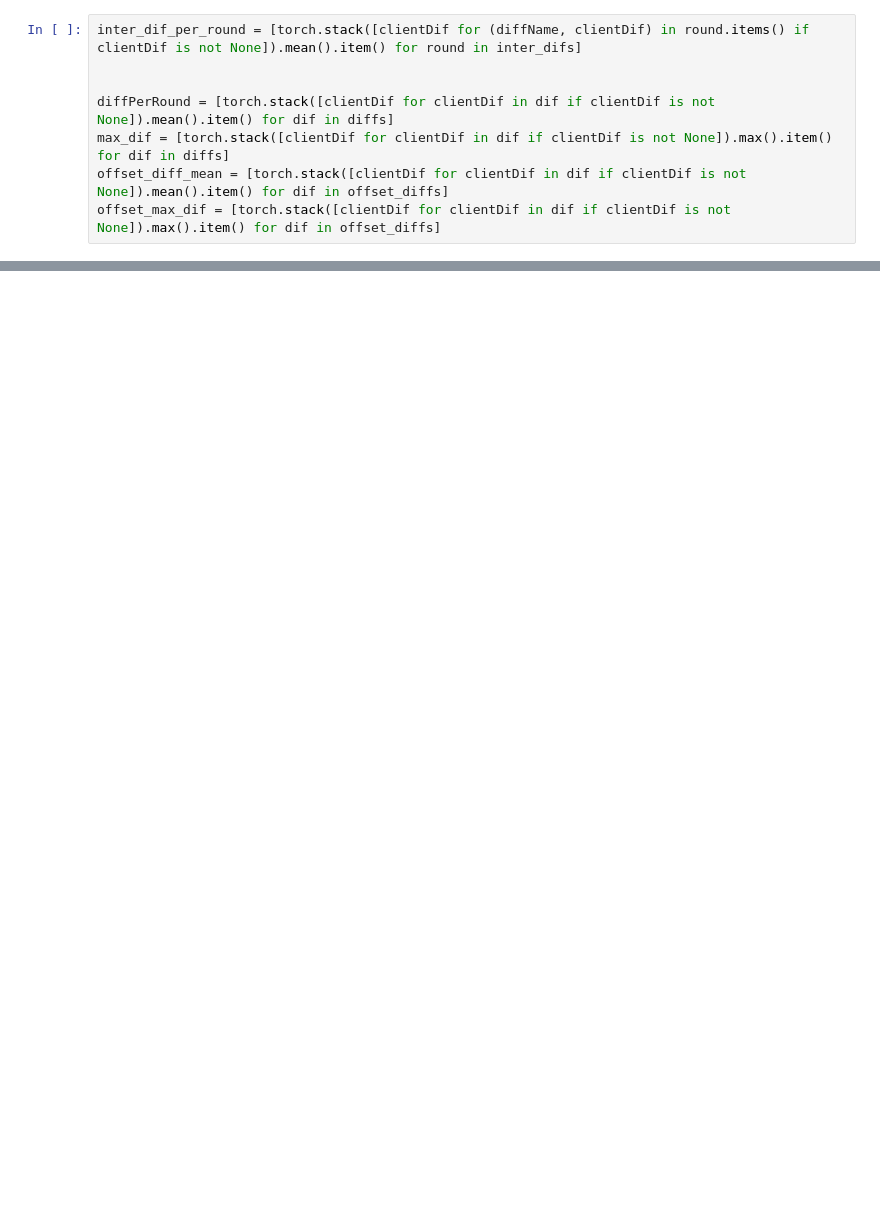
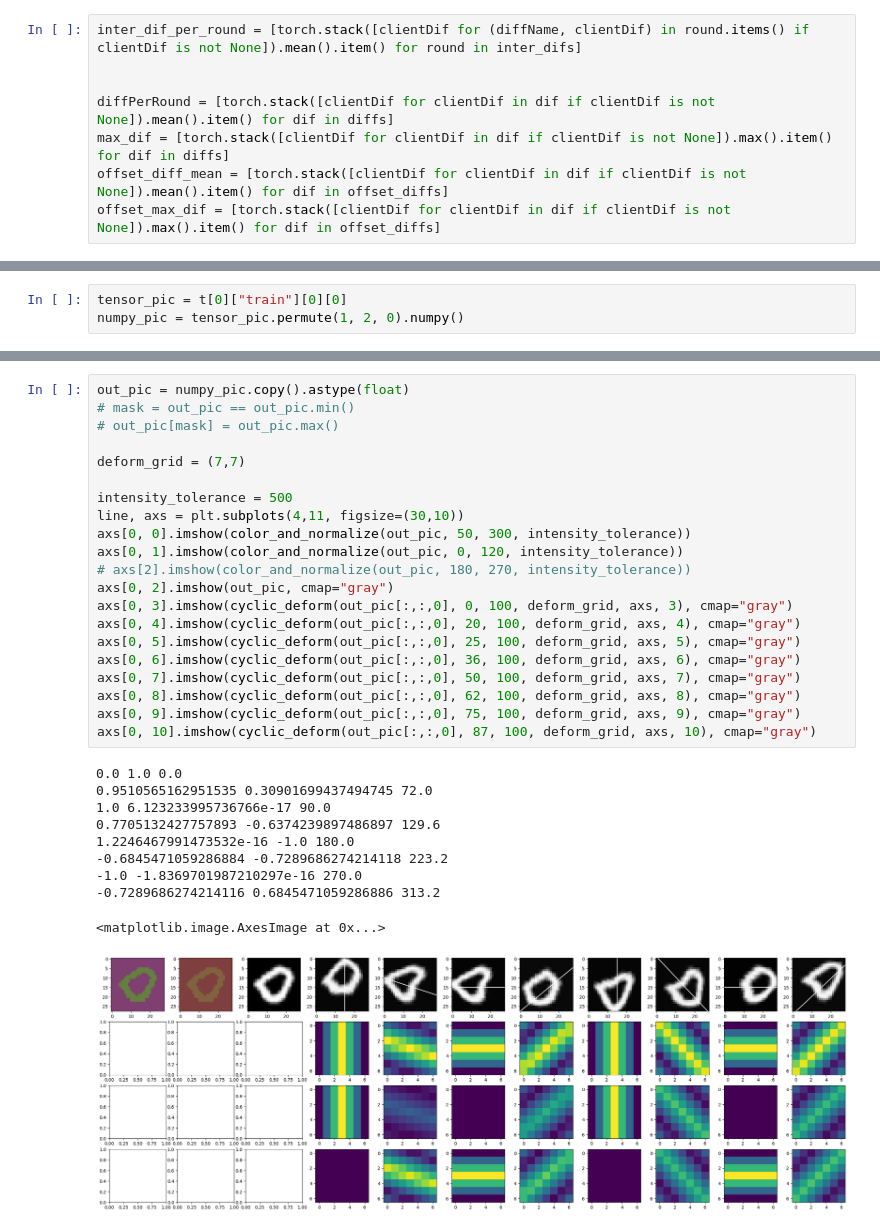
Before and after one commit to martinio1448/SCAFFOLD-PyTorch, a Jupyter notebook: src/read.ipynb, the cells around one changed output, grey strips where cells are left out. Saved outputs shown, nothing was run; the diff lists cells and outputs as text; blank space fills up the shorter version.

```diff
--- a/src/read.ipynb
+++ b/src/read.ipynb
@@ -93,0 +251,3 @@ tensor(0.0034, device='cuda:6')
+# %%
+tensor_pic = t[0]["train"][0][0]
+numpy_pic = tensor_pic.permute(1, 2, 0).numpy()
@@ -93,0 +307,32 @@ tensor(0.0034, device='cuda:6')
+# %%
+out_pic = numpy_pic.copy().astype(float)
+# mask = out_pic == out_pic.min()
+# out_pic[mask] = out_pic.max()
+
+deform_grid = (7,7)
+
+intensity_tolerance = 500
+line, axs = plt.subplots(4,11, figsize=(30,10))
+axs[0, 0].imshow(color_and_normalize(out_pic, 50, 300, intensity_tolerance))
+axs[0, 1].imshow(color_and_normalize(out_pic, 0, 120, intensity_tolerance))
+# axs[2].imshow(color_and_normalize(out_pic, 180, 270, intensity_tolerance))
+axs[0, 2].imshow(out_pic, cmap="gray")
+axs[0, 3].imshow(cyclic_deform(out_pic[:,:,0], 0, 100, deform_grid, axs, 3), cmap="gray")
+axs[0, 4].imshow(cyclic_deform(out_pic[:,:,0], 20, 100, deform_grid, axs, 4), cmap="gray")
+axs[0, 5].imshow(cyclic_deform(out_pic[:,:,0], 25, 100, deform_grid, axs, 5), cmap="gray")
+axs[0, 6].imshow(cyclic_deform(out_pic[:,:,0], 36, 100, deform_grid, axs, 6), cmap="gray")
+axs[0, 7].imshow(cyclic_deform(out_pic[:,:,0], 50, 100, deform_grid, axs, 7), cmap="gray")
+axs[0, 8].imshow(cyclic_deform(out_pic[:,:,0], 62, 100, deform_grid, axs, 8), cmap="gray")
+axs[0, 9].imshow(cyclic_deform(out_pic[:,:,0], 75, 100, deform_grid, axs, 9), cmap="gray")
+axs[0, 10].imshow(cyclic_deform(out_pic[:,:,0], 87, 100, deform_grid, axs, 10), cmap="gray")
+# %% [output]
+0.0 1.0 0.0
+0.9510565162951535 0.30901699437494745 72.0
+1.0 6.123233995736766e-17 90.0
+0.7705132427757893 -0.6374239897486897 129.6
+1.2246467991473532e-16 -1.0 180.0
+-0.6845471059286884 -0.7289686274214118 223.2
+-1.0 -1.8369701987210297e-16 270.0
+-0.7289686274214116 0.6845471059286886 313.2
+<matplotlib.image.AxesImage at 0x...>
+[figure, added]
```
Also changed, not shown: parts of 31 cells of this notebook, 9 other files.
